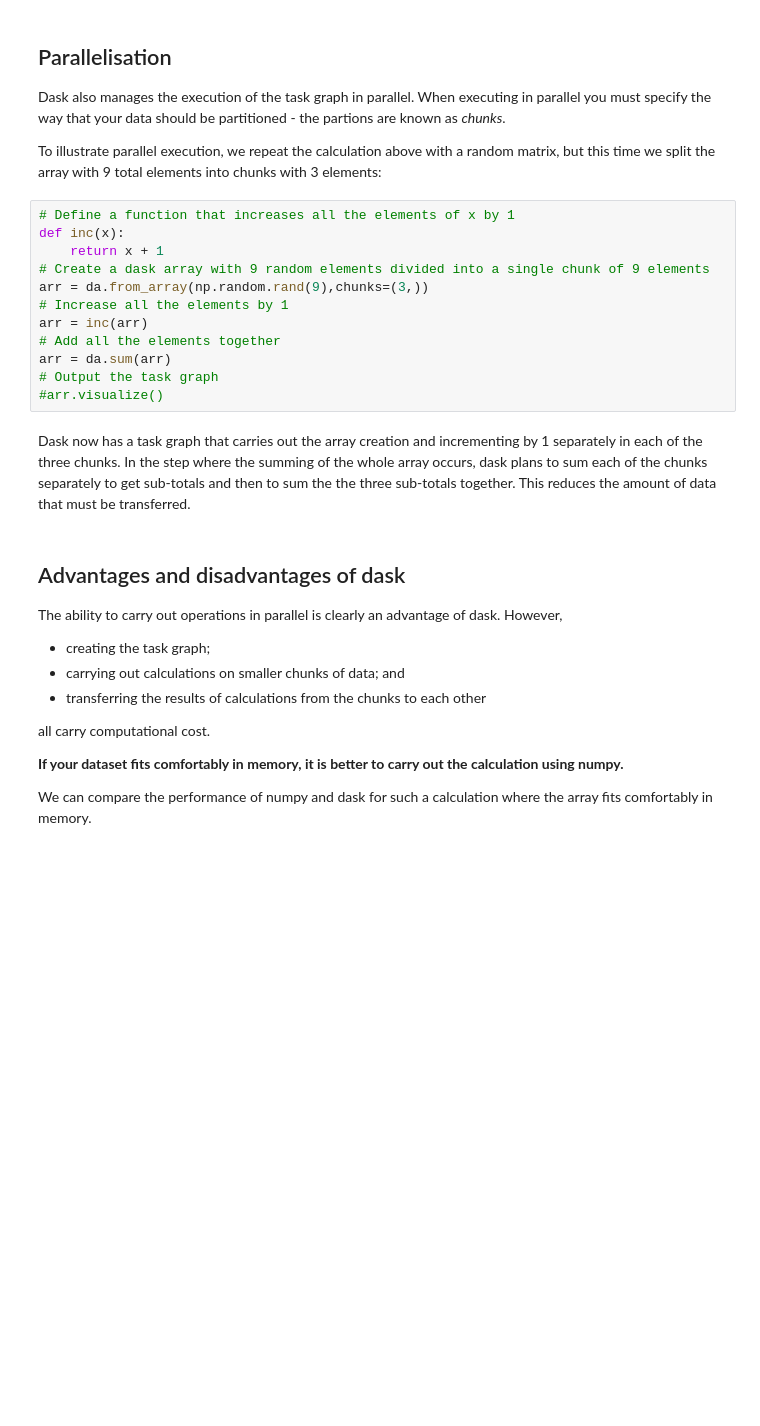
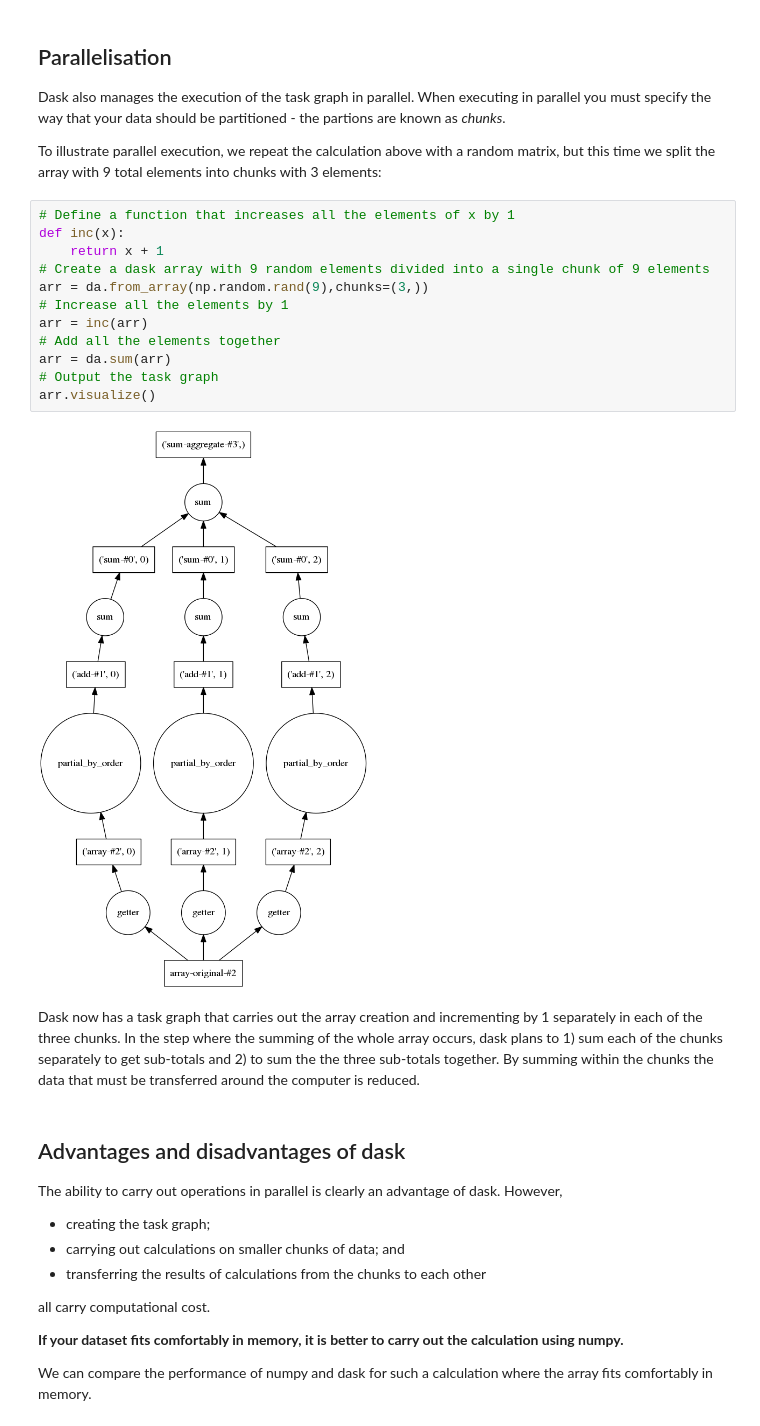
Before and after one commit to braaannigan/climate_python_intro, a Jupyter notebook: dask_2.ipynb, the cells around one changed output. Saved outputs shown, nothing was run; the diff lists cells and outputs as text; blank space fills up the shorter version.

```diff
--- a/dask_2.ipynb
+++ b/dask_2.ipynb
@@ -72,17 +77,19 @@ To illustrate parallel execution, we repeat the calculation above with a random
 # %%
 # Define a function that increases all the elements of x by 1
 def inc(x):
     return x + 1
 # Create a dask array with 9 random elements divided into a single chunk of 9 elements
 arr = da.from_array(np.random.rand(9),chunks=(3,))
 # Increase all the elements by 1
 arr = inc(arr)
 # Add all the elements together
 arr = da.sum(arr)
 # Output the task graph
-#arr.visualize()
+arr.visualize()
+# %% [output]
+[figure, added]
 # %% [markdown]
-Dask now has a task graph that carries out the array creation and incrementing by 1 separately in each of the three chunks.  In the step where the summing of the whole array occurs, dask plans to sum each of the chunks separately to get sub-totals and then to sum the the three sub-totals together.  This reduces the amount of data that must be transferred.
+Dask now has a task graph that carries out the array creation and incrementing by 1 separately in each of the three chunks.  In the step where the summing of the whole array occurs, dask plans to 1) sum each of the chunks separately to get sub-totals and 2) to sum the the three sub-totals together.  By summing within the chunks the  data that must be transferred around the computer is reduced.
 # %% [markdown]
 ## Advantages and disadvantages of dask
 The ability to carry out operations in parallel is clearly an advantage of dask.  However,
```
Also changed, not shown: parts of 34 cells of this notebook.
